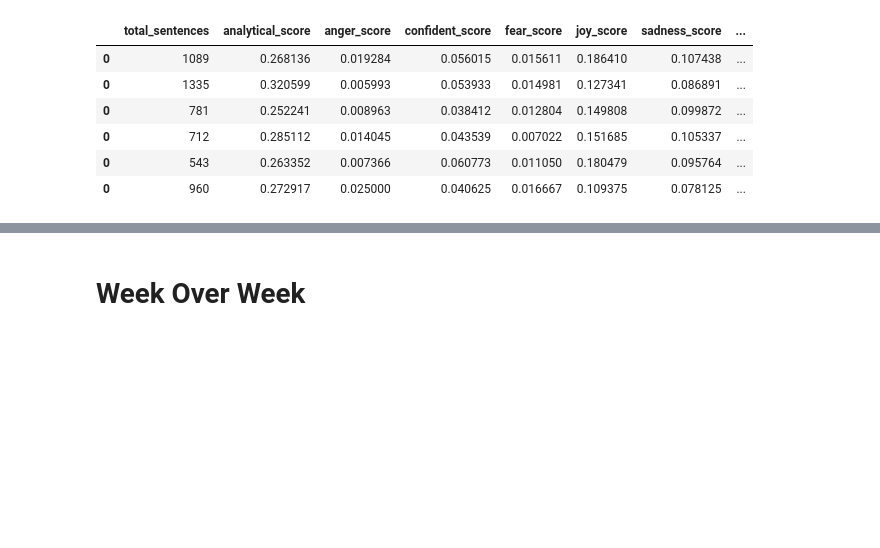
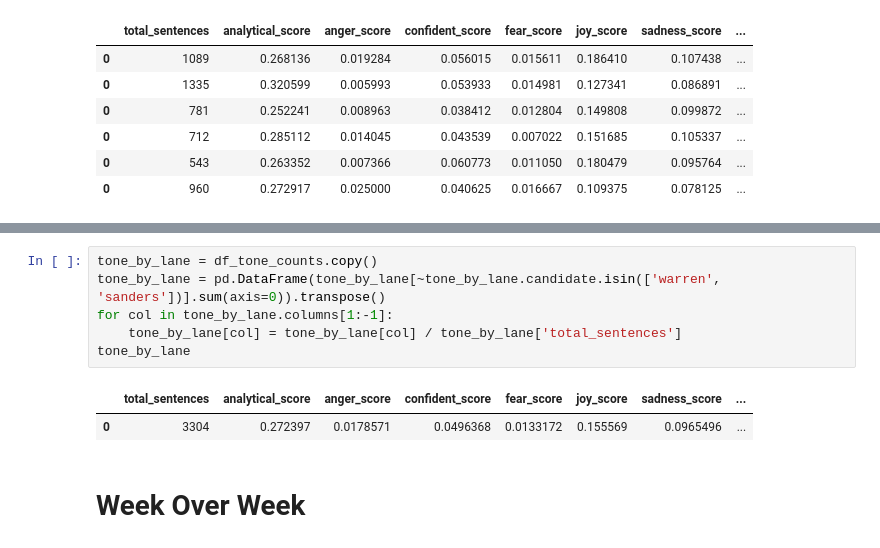
Before and after one commit to willyraedy/bpi_take_home, a Jupyter notebook: notebooks/EDA - Articles.ipynb, the cells around one changed output, grey strips where cells are left out. Drawn from its saved outputs; the diff is of its cells as text; blank space fills up the shorter version.

```diff
--- a/notebooks/EDA - Articles.ipynb
+++ b/notebooks/EDA - Articles.ipynb
@@ -367,3 +378,12 @@ df_tone_perc
+# %%
+tone_by_lane = df_tone_counts.copy()
+tone_by_lane = pd.DataFrame(tone_by_lane[~tone_by_lane.candidate.isin(['warren', 'sanders'])].sum(axis=0)).transpose()
+for col in tone_by_lane.columns[1:-1]:
+    tone_by_lane[col] = tone_by_lane[col] / tone_by_lane['total_sentences']
+tone_by_lane
+# %% [output]
+|  | total_sentences | analytical_score | anger_score | confident_score | fear_score | joy_score | sadness_score | ... |
+| 0 | 3304 | 0.272397 | 0.0178571 | 0.0496368 | 0.0133172 | 0.155569 | 0.0965496 | ... |
 # %% [markdown]
 # Week Over Week
 # %%
```
Also changed, not shown: parts of 3 cells of this notebook, 3 other files.
